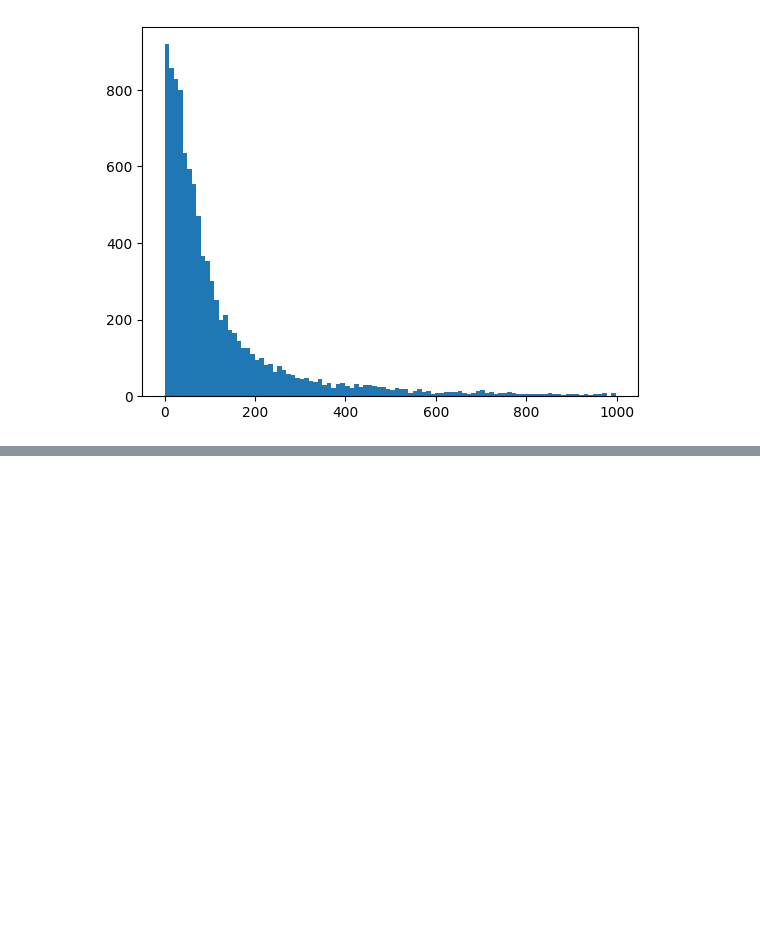
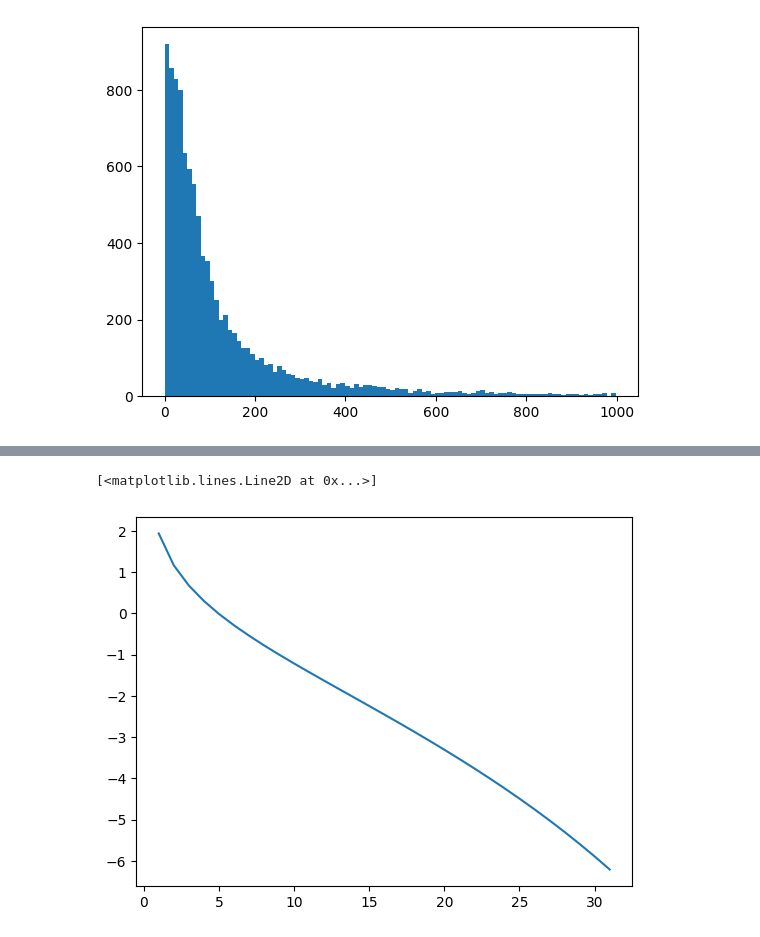
Before and after one commit to amyxlu/plaid-dev-distributed, a Jupyter notebook: notebooks/01_sigmas.ipynb, the cells around one changed output, grey strips where cells are left out. Cells and saved outputs as stored; diff of their text form; code cells hidden in the pictures; blank space fills up the shorter version.

```diff
--- a/notebooks/01_sigmas.ipynb
+++ b/notebooks/01_sigmas.ipynb
@@ -33,0 +64,7 @@ torch.Size([10000])
+# %%
+import numpy as np
+logsnr = np.log(sigmas / (1 - sigmas))
+plt.plot(logsnr)
+# %% [output]
+[<matplotlib.lines.Line2D at 0x...>]
+[figure, added]
```
Also changed, not shown: parts of 2 cells of this notebook, 35 other files.
